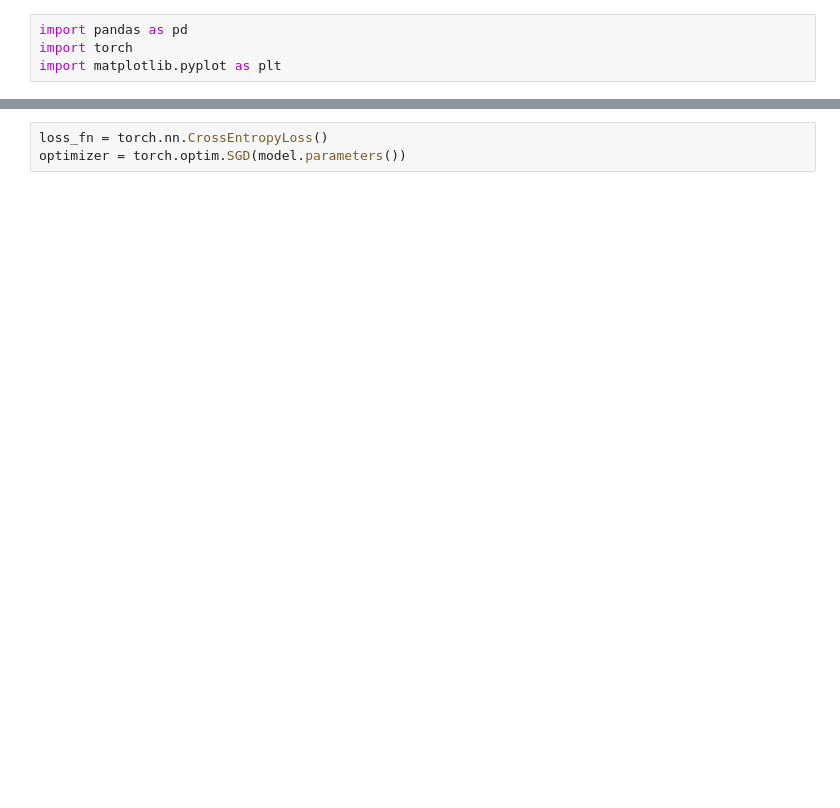
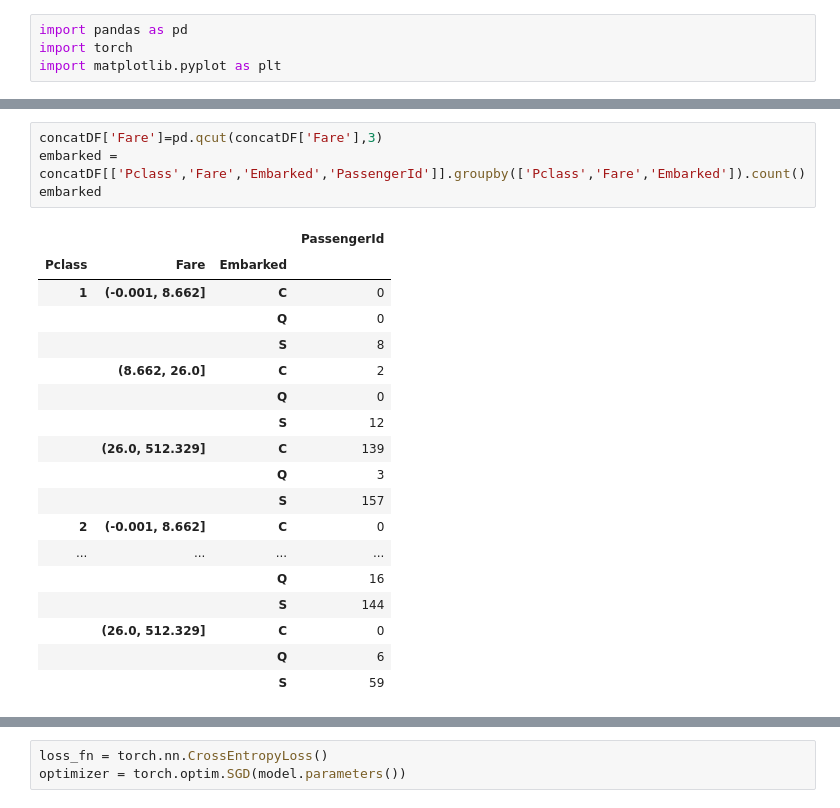
Before and after one commit to joseongho/titanic, a Jupyter notebook: test.ipynb, the cells around one changed output, grey strips where cells are left out. Saved outputs shown, nothing was run; the diff lists cells and outputs as text; blank space fills up the shorter version.

```diff
--- a/test.ipynb
+++ b/test.ipynb
@@ -63,0 +79,23 @@ testDF = testDF.drop(columns=['Survived'])
+# %%
+concatDF['Fare']=pd.qcut(concatDF['Fare'],3)
+embarked = concatDF[['Pclass','Fare','Embarked','PassengerId']].groupby(['Pclass','Fare','Embarked']).count()
+embarked
+# %% [output]
+|  |  |  | PassengerId |
+| Pclass | Fare | Embarked |  |
+| 1 | (-0.001, 8.662] | C | 0 |
+|  |  | Q | 0 |
+|  |  | S | 8 |
+|  | (8.662, 26.0] | C | 2 |
+|  |  | Q | 0 |
+|  |  | S | 12 |
+|  | (26.0, 512.329] | C | 139 |
+|  |  | Q | 3 |
+|  |  | S | 157 |
+| 2 | (-0.001, 8.662] | C | 0 |
+| ... | ... | ... | ... |
+|  |  | Q | 16 |
+|  |  | S | 144 |
+|  | (26.0, 512.329] | C | 0 |
+|  |  | Q | 6 |
+|  |  | S | 59 |
```
Also changed, not shown: parts of 17 cells of this notebook, 2 other files.
